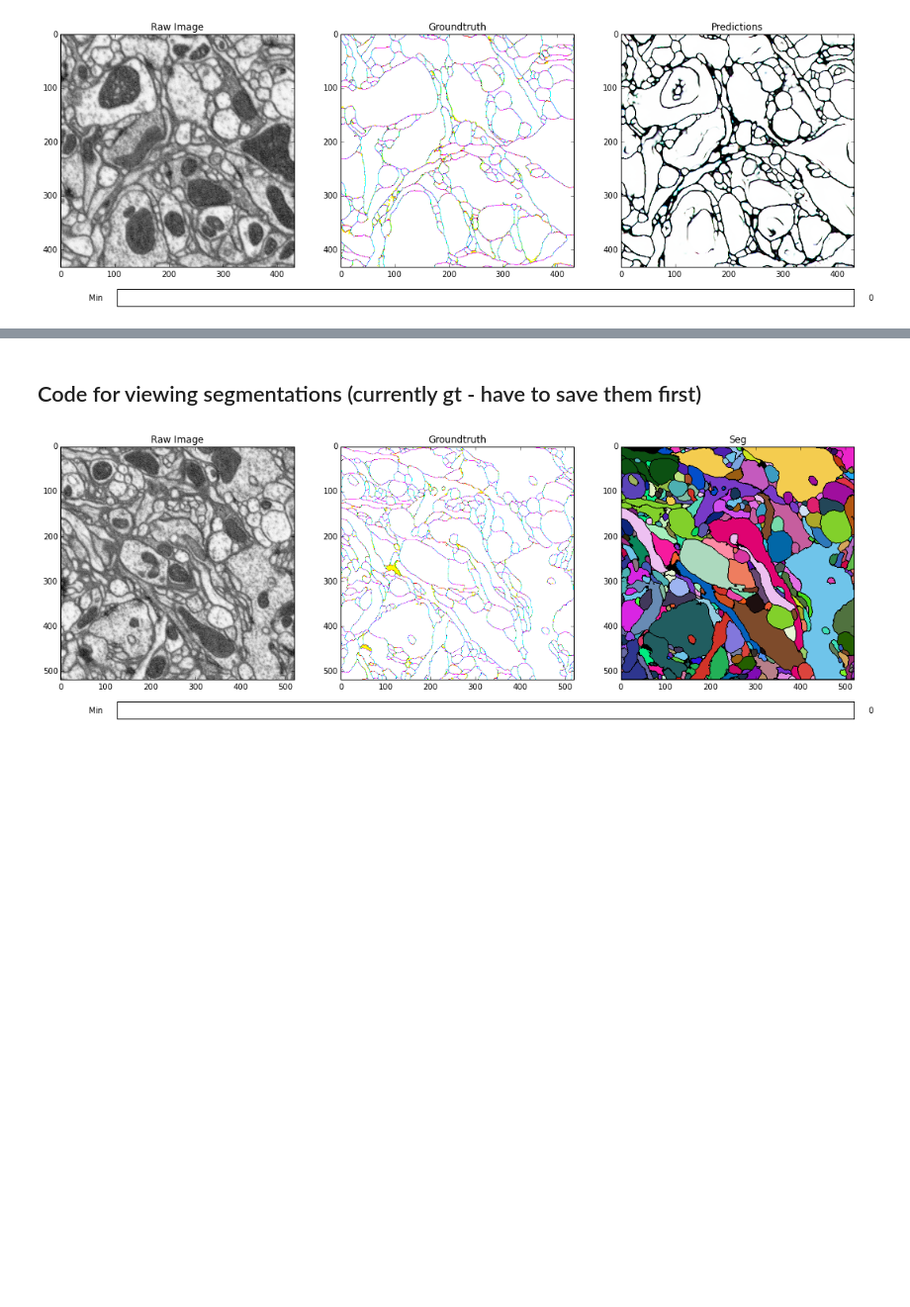
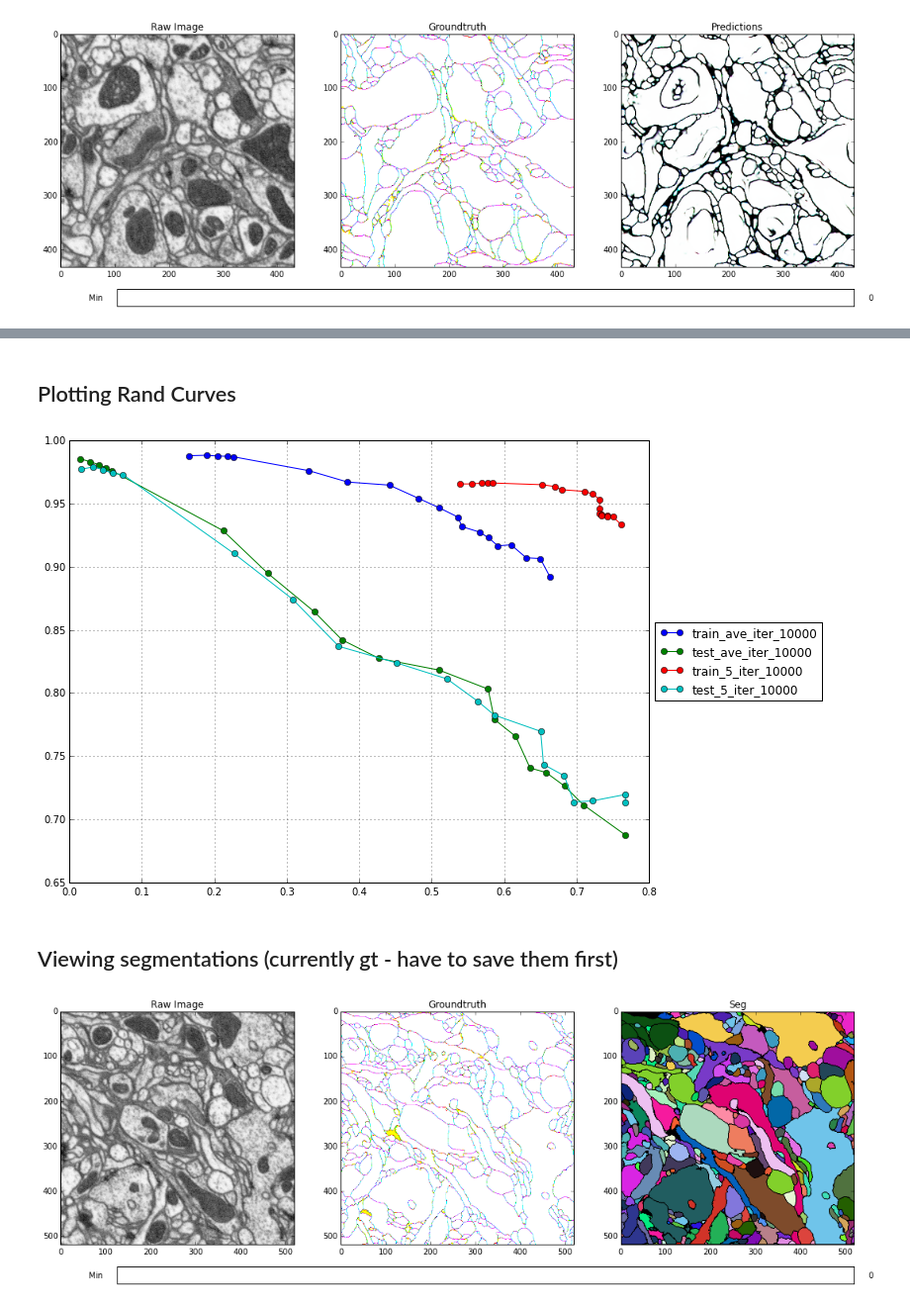
Before and after one commit to csinva/conv-net-scripts, a Jupyter notebook: visualization/view_outputs.ipynb, the cells around one changed output, grey strips where cells are left out. Shown at 99% size. Drawn from its saved outputs; the diff is of its cells as text; code cells hidden in the pictures; blank space fills up the shorter version.

```diff
--- a/visualization/view_outputs.ipynb
+++ b/visualization/view_outputs.ipynb
@@ -43,5 +95,36 @@ display_preds(im, label_set, aff, im_size=432, im2_size=432)
+# %% [markdown]
+## Plotting Rand Curves
+# %%
+# folders to change, the two should correspond
+train_or_tests = ['train']+['test']+['train']*1+['test']*1
+fibsem_folders = ['ave']+['ave']+[str(i) for i in range(5,6)]+[str(i) for i in range(5,6)]
+iters = [str(10000)]*4 # train has 20000,80000,200000, test has 10000,30000,50000,70000,100000,200000
+output_file = "/tier2/turaga/singhc/figs/rand_test.png"
+
+# calculated folders
+N = len(fibsem_folders)
+names = [train_or_tests[i]+'_'+fibsem_folders[i]+'_iter_'+iters[i] for i in range(N)]
+folders = ["/tier2/turaga/singhc/"+train_or_tests[i]+"/out/fibsem"+fibsem_folders[i]+"_"+iters[i] for i in range(N)]
+
+try:
+    fig = plt.figure(figsize=(15,8))
+    ax = plt.subplot(111)
+    for i in range(len(folders)):
+        outfolder = folders[i]
+        try:
+            a=np.fromfile( op.join(outfolder, 'square.dat') )
+            data=a.reshape(len(a)/2,2)
+            plt.plot( data[:,0], data[:,1], 'o-', label=names[i])
+            plt.hold(True)
+        except:
+            continue
+    formatAndSave(ax,output_file)
+except:
+    formatAndSave(ax,output_file)
+# %% [output]
+[figure, added]
 # %% [markdown]
-## Code for viewing segmentations (currently gt - have to save them first)
+## Viewing segmentations (currently gt - have to save them first)
 # %%
 hdf5_seg_file = '/groups/turaga/home/turagas/data/FlyEM/fibsem_medulla_7col/tstvol-520-2-h5/groundtruth_seg_thick.h5'
 #hdf5_seg_file = '/tier2/turaga/singhc/out/test_save_dat/square/1000.dat'
```
Also changed, not shown: parts of 4 cells of this notebook, 4 other files.
